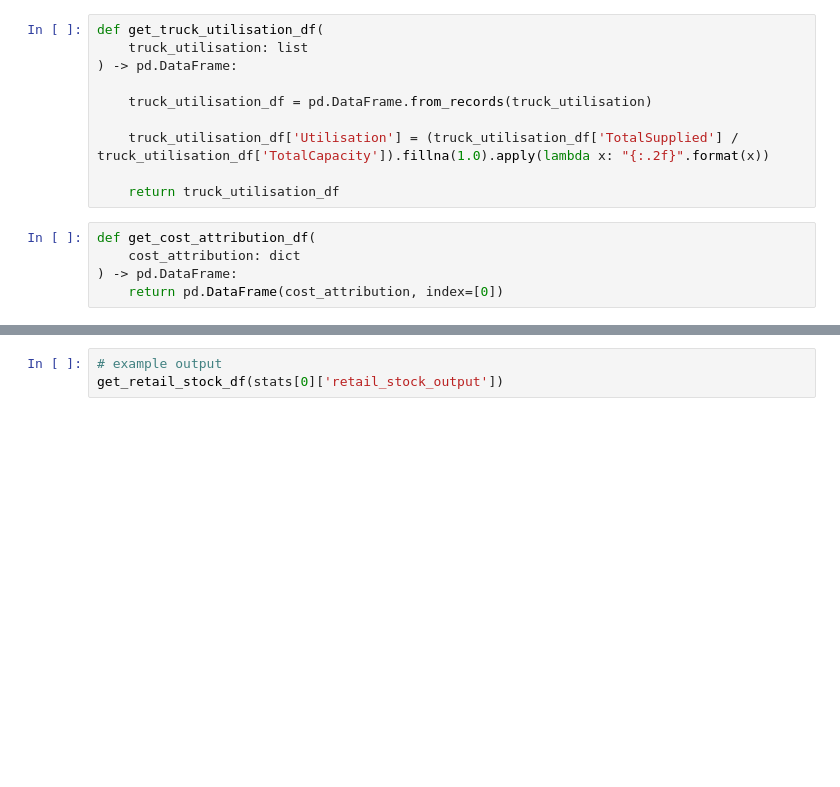
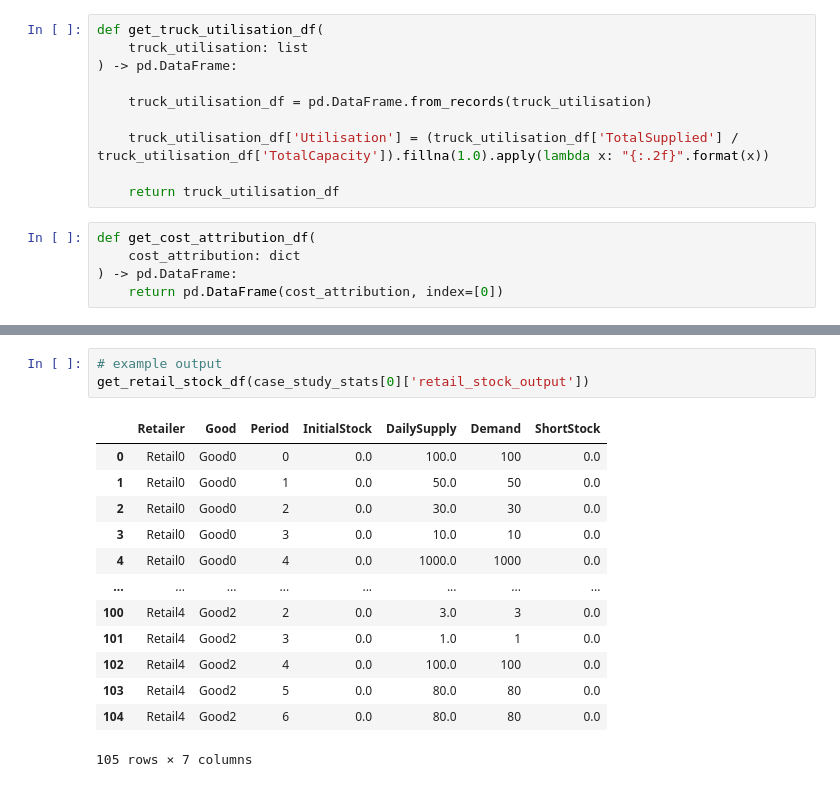
Before and after one commit to Slippykins/optimisation-for-industry-group3, a Jupyter notebook: notebook/multi_period_black_friday.ipynb, the cells around one changed output, grey strips where cells are left out. Saved outputs shown, nothing was run; the diff lists cells and outputs as text; blank space fills up the shorter version.

```diff
--- a/notebook/multi_period_black_friday.ipynb
+++ b/notebook/multi_period_black_friday.ipynb
@@ -394,4 +425,18 @@ def get_cost_attribution_df(
 # %%
 # example output
-get_retail_stock_df(stats[0]['retail_stock_output'])
+get_retail_stock_df(case_study_stats[0]['retail_stock_output'])
+# %% [output]
+|  | Retailer | Good | Period | InitialStock | DailySupply | Demand | ShortStock |
+| 0 | Retail0 | Good0 | 0 | 0.0 | 100.0 | 100 | 0.0 |
+| 1 | Retail0 | Good0 | 1 | 0.0 | 50.0 | 50 | 0.0 |
+| 2 | Retail0 | Good0 | 2 | 0.0 | 30.0 | 30 | 0.0 |
+| 3 | Retail0 | Good0 | 3 | 0.0 | 10.0 | 10 | 0.0 |
+| 4 | Retail0 | Good0 | 4 | 0.0 | 1000.0 | 1000 | 0.0 |
+| ... | ... | ... | ... | ... | ... | ... | ... |
+| 100 | Retail4 | Good2 | 2 | 0.0 | 3.0 | 3 | 0.0 |
+| 101 | Retail4 | Good2 | 3 | 0.0 | 1.0 | 1 | 0.0 |
+| 102 | Retail4 | Good2 | 4 | 0.0 | 100.0 | 100 | 0.0 |
+| 103 | Retail4 | Good2 | 5 | 0.0 | 80.0 | 80 | 0.0 |
+| 104 | Retail4 | Good2 | 6 | 0.0 | 80.0 | 80 | 0.0 |
+105 rows × 7 columns
 # %%
```
Also changed, not shown: parts of 10 cells of this notebook, 14 other files.
